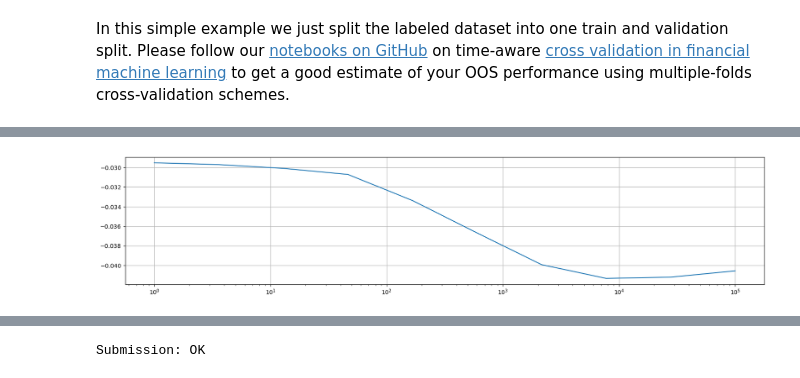
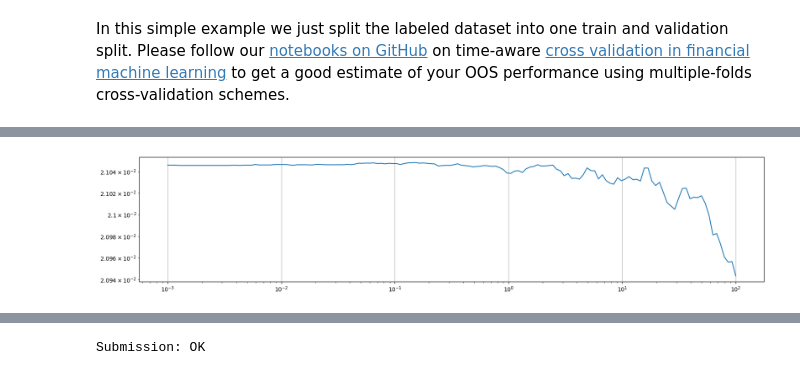
Before and after one commit to crunchdao/datacrunch-notebooks, a Jupyter notebook: python/quickstarter_notebook_master2.0.ipynb, the cells around one changed output, grey strips where cells are left out. Cells and saved outputs as stored; diff of their text form; code cells hidden in the pictures.

```diff
--- a/python/quickstarter_notebook_master2.0.ipynb
+++ b/python/quickstarter_notebook_master2.0.ipynb
@@ -387,9 +394,9 @@ used_moons = train_targets.Moons.unique()[:50]
 # Merge train_features and train_targets for ease of use
 train_data = pd.merge(train_features, train_targets, on=['id', 'Moons'], how='inner')
 # %%
-train_data = train_data[train_data['Moons'].isin(used_moons)]
+train_data = train_data[train_data['Moons'].isin(all_moons)]
 # %%
-train_val_ratio = 0.7
-split_moon = int(len(used_moons) * train_val_ratio)
+train_val_ratio = 0.8
+split_moon = int(len(all_moons) * train_val_ratio)
 split_moon
 # %% [output]
@@ -403,5 +411,5 @@ selected_train_target = 'train_target_b_market_industry_neutral'
 # %%
 embargo = int(embargo_b)
 # %%
-train_moons = used_moons[:split_moon]
-val_moons = used_moons[split_moon+embargo:]
+train_moons = all_moons[:split_moon]
+val_moons = all_moons[split_moon+embargo:]
@@ -422,3 +433,6 @@ alphas = np.logspace(0, 5, 10) # List of alpha values to try
+# %%
+# List of alphas (Ridge hyperparameter) values to try
+alphas = np.logspace(-3, 2, 150)
 # %%
 best_loss = -1e10
 grid_losses = []
@@ -441,10 +455,10 @@ for alpha_i in tqdm(alphas):
         best_alpha = alpha_i
 # %%
 plt.figure(figsize=(20, 4))
-plt.semilogx(alphas, grid_losses)
+plt.loglog(alphas, grid_losses)
 plt.grid()
 # %% [output]
-[figure, old version]
+[figure, new version]
 # %%
 plt.figure(figsize=(20, 4))
 plt.semilogx(alphas, grid_coeff_norms)
```
Also changed, not shown: parts of 16 cells of this notebook.
